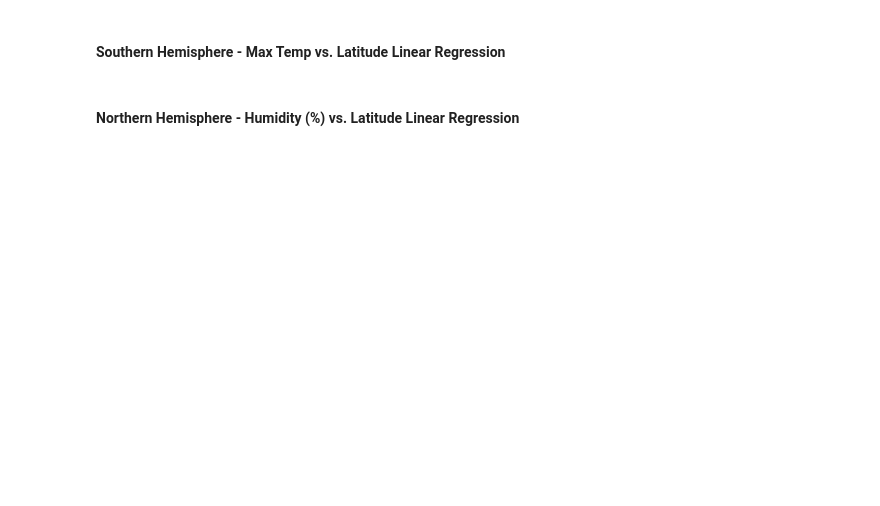
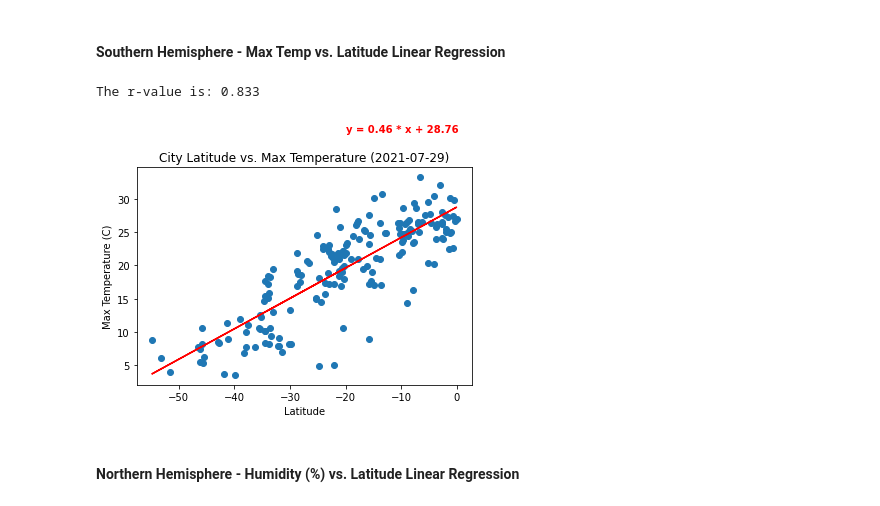
Before and after one commit to johnclos/python-api-challenge, a Jupyter notebook: WeatherPy/WeatherPy-mine.ipynb, the cells around one changed output. Drawn from its saved outputs; the diff is of its cells as text; code cells hidden in the pictures; blank space fills up the shorter version.

```diff
--- a/WeatherPy/WeatherPy-mine.ipynb
+++ b/WeatherPy/WeatherPy-mine.ipynb
@@ -245,25 +300,28 @@ plt.show()
 # %%
 # Plot the latitude versus temperature
 today = date.today()
 plt.title(f"City Latitude vs. Max Temperature ({today})")
 plt.xlabel('Latitude')
-plt.ylabel('Max Temperature (F)')
+plt.ylabel('Max Temperature (C)')
 plt.scatter(clean_city_data_SH_df['Lat'], clean_city_data_SH_df['Max Temp'])
 
 # Get the regression data
 (slope, intercept, rvalue, pvalue, stderr) = linregress(clean_city_data_SH_df['Lat'], clean_city_data_SH_df['Max Temp'])
 
 # Print the correlation coefficient
 print(f"The r-value is: {round(rvalue, 4)}")
 
 # Create the line for the regression data and plot them
 tv_vs_wt_fit = slope * clean_city_data_SH_df['Lat'] + intercept
 plt.plot(clean_city_data_SH_df['Lat'],tv_vs_wt_fit,'-', color='r');
 
 # add the regression
 plt.text(-20, 40, f"y = {round(slope, 2)} * x + {round(intercept, 2)}", horizontalalignment='left', size='medium', color='r', weight='semibold')
 
 plt.show()
+# %% [output]
+The r-value is: 0.833
+[figure, added]
 # %% [markdown]
 ####  Northern Hemisphere - Humidity (%) vs. Latitude Linear Regression
 # %%
```
Also changed, not shown: parts of 16 cells of this notebook, 1 other file.
